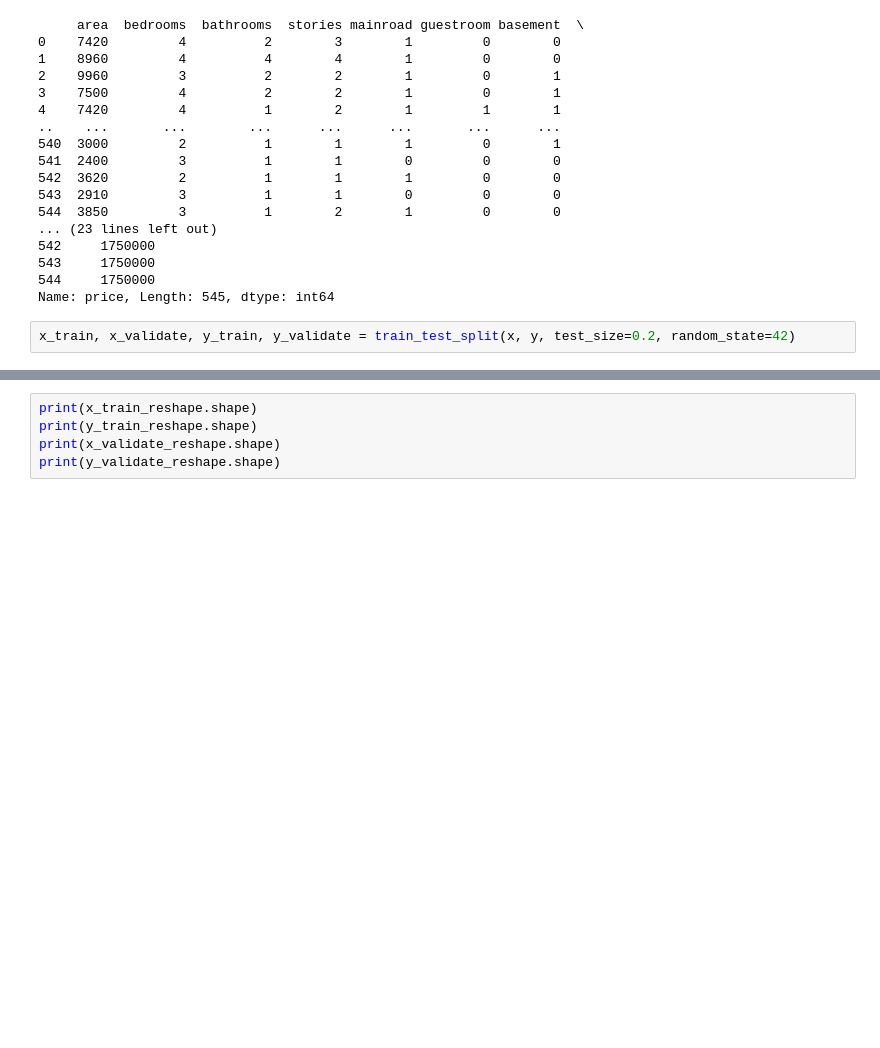
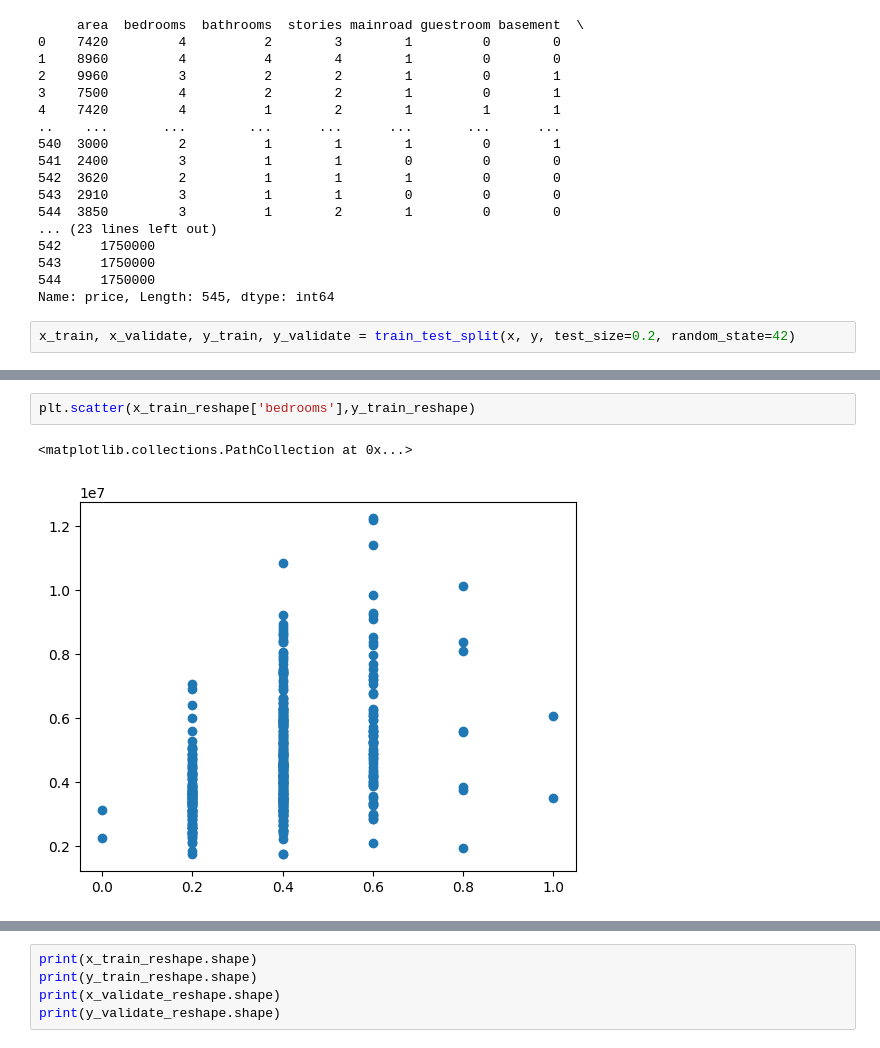
Before and after one commit to PR7175Z/Machine-Learning, a Jupyter notebook: housepriceprediction/model.ipynb, the cells around one changed output, grey strips where cells are left out. Saved outputs shown, nothing was run; the diff lists cells and outputs as text; blank space fills up the shorter version.

```diff
--- a/housepriceprediction/model.ipynb
+++ b/housepriceprediction/model.ipynb
@@ -126,0 +179,5 @@ display(y_validate_reshape)
+# %%
+plt.scatter(x_train_reshape['bedrooms'],y_train_reshape)
+# %% [output]
+<matplotlib.collections.PathCollection at 0x...>
+[figure, added]
```
Also changed, not shown: parts of 12 cells of this notebook.
